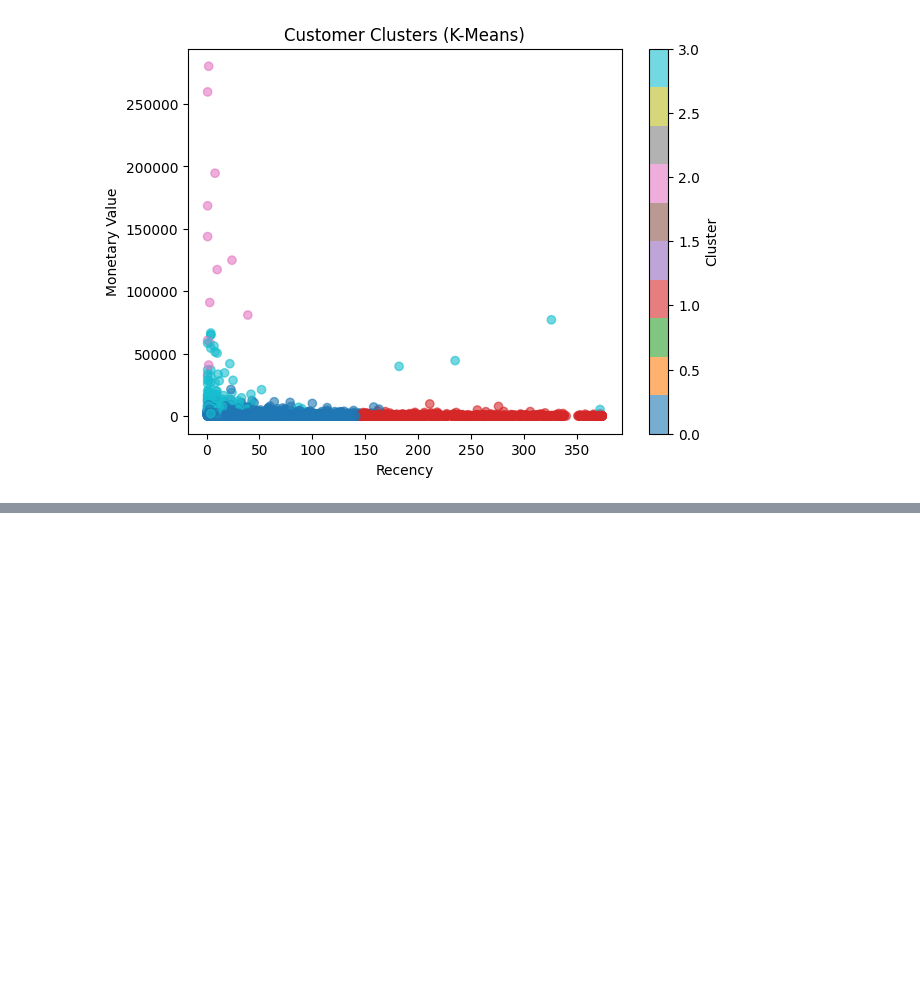
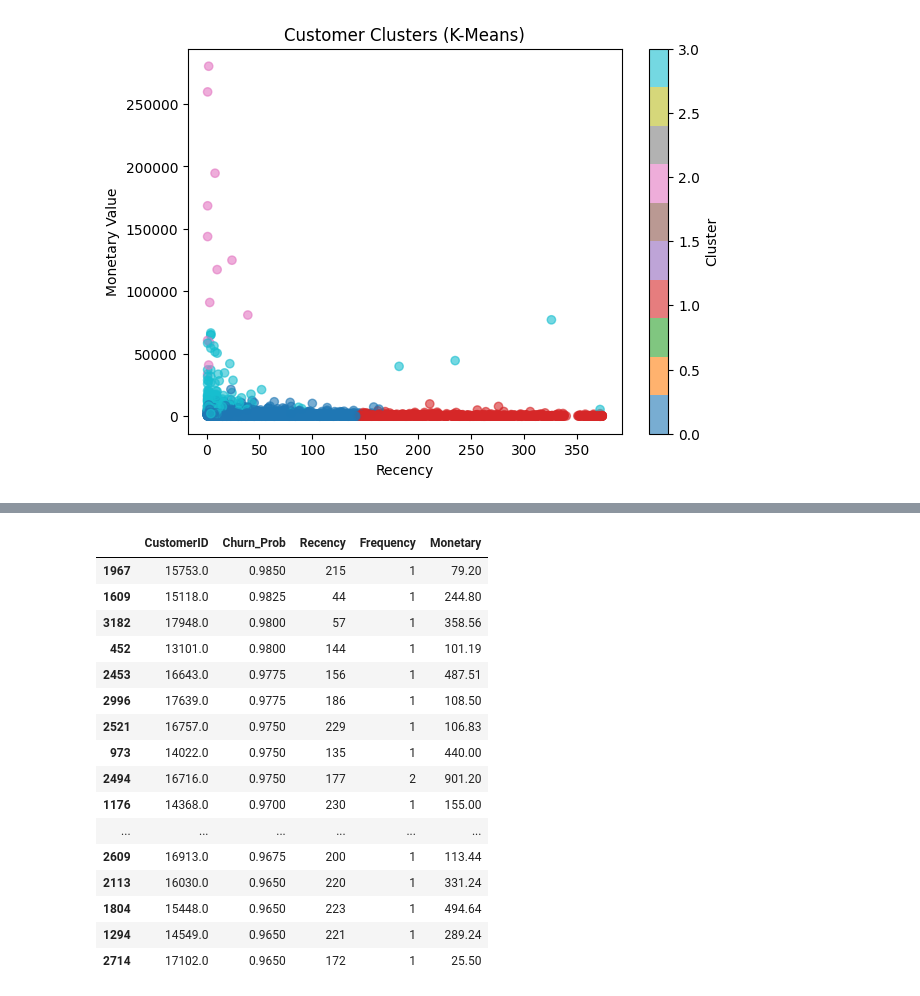
Before and after one commit to wantedchicken/customer-segmentation-and-retention-analysis, a Jupyter notebook: notebooks/customer_segmentation.ipynb, the cells around one changed output, grey strips where cells are left out. Drawn from its saved outputs; the diff is of its cells as text; code cells hidden in the pictures; blank space fills up the shorter version.

```diff
--- a/notebooks/customer_segmentation.ipynb
+++ b/notebooks/customer_segmentation.ipynb
@@ -326,0 +490,24 @@ plt.show()
+# %%
+all_proba = best_model.predict_proba(X)[:, 1]  # churn probability for all labeled customers
+features["Churn_Prob"] = all_proba
+
+top_risk = features.sort_values("Churn_Prob", ascending=False).head(20)
+top_risk[["CustomerID", "Churn_Prob", "Recency", "Frequency", "Monetary"]]
+# %% [output]
+|  | CustomerID | Churn_Prob | Recency | Frequency | Monetary |
+| 1967 | 15753.0 | 0.9850 | 215 | 1 | 79.20 |
+| 1609 | 15118.0 | 0.9825 | 44 | 1 | 244.80 |
+| 3182 | 17948.0 | 0.9800 | 57 | 1 | 358.56 |
+| 452 | 13101.0 | 0.9800 | 144 | 1 | 101.19 |
+| 2453 | 16643.0 | 0.9775 | 156 | 1 | 487.51 |
+| 2996 | 17639.0 | 0.9775 | 186 | 1 | 108.50 |
+| 2521 | 16757.0 | 0.9750 | 229 | 1 | 106.83 |
+| 973 | 14022.0 | 0.9750 | 135 | 1 | 440.00 |
+| 2494 | 16716.0 | 0.9750 | 177 | 2 | 901.20 |
+| 1176 | 14368.0 | 0.9700 | 230 | 1 | 155.00 |
+| ... | ... | ... | ... | ... | ... |
+| 2609 | 16913.0 | 0.9675 | 200 | 1 | 113.44 |
+| 2113 | 16030.0 | 0.9650 | 220 | 1 | 331.24 |
+| 1804 | 15448.0 | 0.9650 | 223 | 1 | 494.64 |
+| 1294 | 14549.0 | 0.9650 | 221 | 1 | 289.24 |
+| 2714 | 17102.0 | 0.9650 | 172 | 1 | 25.50 |
```
Also changed, not shown: parts of 8 cells of this notebook, 1 other file.
